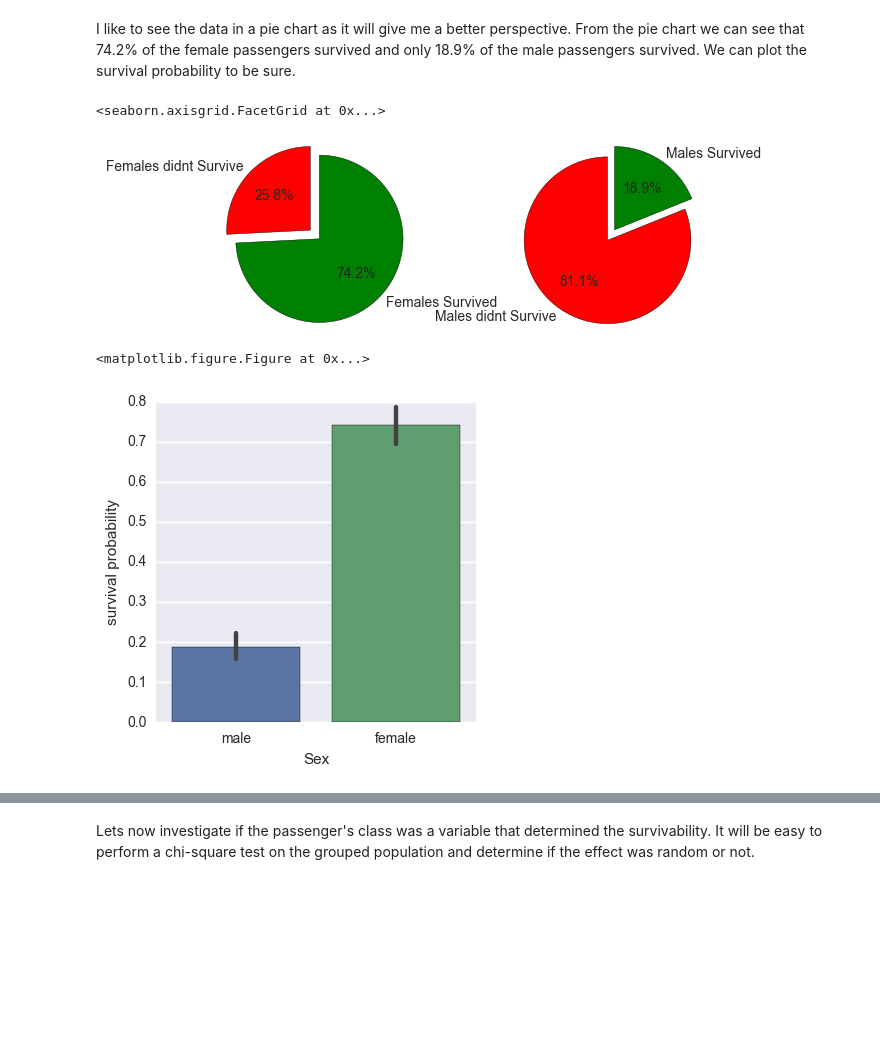
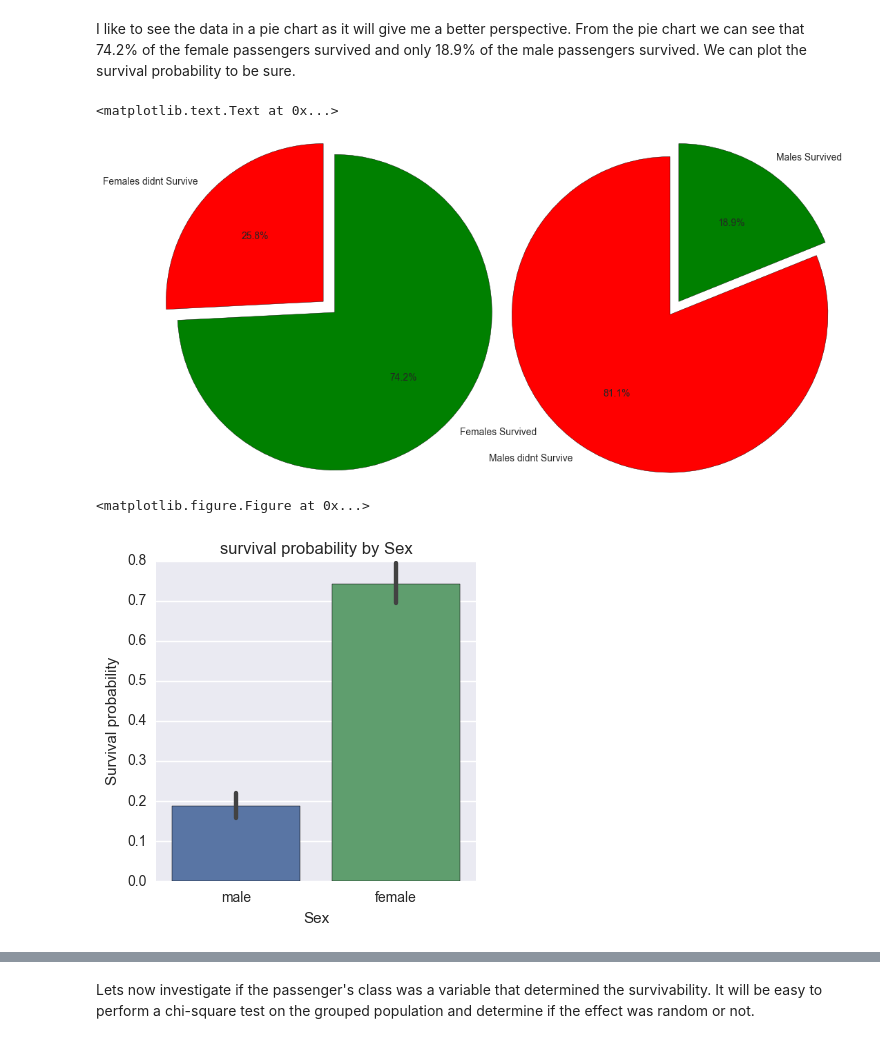
Before and after one commit to lordbadri/Udacity_Data_Analyst_Nanodegree, a Jupyter notebook: Project_2_titanic_data/titanic_data_Set_analysis.ipynb, the cells around one changed output, grey strips where cells are left out. Saved outputs shown, nothing was run; the diff lists cells and outputs as text; code cells hidden in the pictures; blank space fills up the shorter version.

```diff
--- a/Project_2_titanic_data/titanic_data_Set_analysis.ipynb
+++ b/Project_2_titanic_data/titanic_data_Set_analysis.ipynb
@@ -68,27 +73,28 @@ sns.countplot(x='Survived',hue='Sex',data=titanic_df)
 I like to see the data in a pie chart as it will give me a better perspective. From the pie chart we can see that 74.2% of the female passengers survived and only 18.9% of the male passengers survived. We can plot the survival probability to be sure.
 # %%
 #plots
-fig = plt.figure()
+fig = plt.figure(figsize=(10,10))
 colors = ["r","g"]
 
 ax1 = fig.add_subplot(221)
-ax1.pie(df.loc['female'],labels=['Females didnt Survive','Females Survived'],shadow=False,colors=colors,explode=(0, 0.15),startangle=90,autopct='%1.1f%%')
+ax1.pie(df.loc['female'],labels=['Females didnt Survive','Females Survived'],shadow=False,colors=colors,explode=(0, 0.10),startangle=90,autopct='%1.1f%%')
 plt.axis('equal')
 plt.tight_layout()
 
 ax2 = fig.add_subplot(222)
-ax2.pie(df.loc['male'],labels=['Males didnt Survive','Males Survived'],shadow=False,colors=colors,explode=(0, 0.15),startangle=90,autopct='%1.1f%%')
+ax2.pie(df.loc['male'],labels=['Males didnt Survive','Males Survived'],shadow=False,colors=colors,explode=(0, 0.10),startangle=90,autopct='%1.1f%%')
 plt.axis('equal')
 plt.tight_layout()
 
 plt.figure()
-p1 = sns.factorplot(x="Sex", y="Survived", data=titanic_df, kind="bar")
-p1.set_ylabels("survival probability")
+sns.factorplot(x="Sex", y="Survived", data=titanic_df, kind="bar")
+plt.title("survival probability by Sex")
+plt.ylabel("Survival probability")
 # %% [output]
-<seaborn.axisgrid.FacetGrid at 0x...>
+<matplotlib.text.Text at 0x...>
-[figure, old version]
+[figure, new version]
 <matplotlib.figure.Figure at 0x...>
-[figure, old version]
+[figure, new version]
 # %% [markdown]
 Now we have to prove statistically that "Sex" was a factor in deciding if a person survived or not. Looking at the plot we can say that this is the case but we can also perform a hypothesis testing of two population proportions and cosider the people who survived.
 Our hypothesis can be as follows:
```
Also changed, not shown: parts of 31 cells of this notebook.
